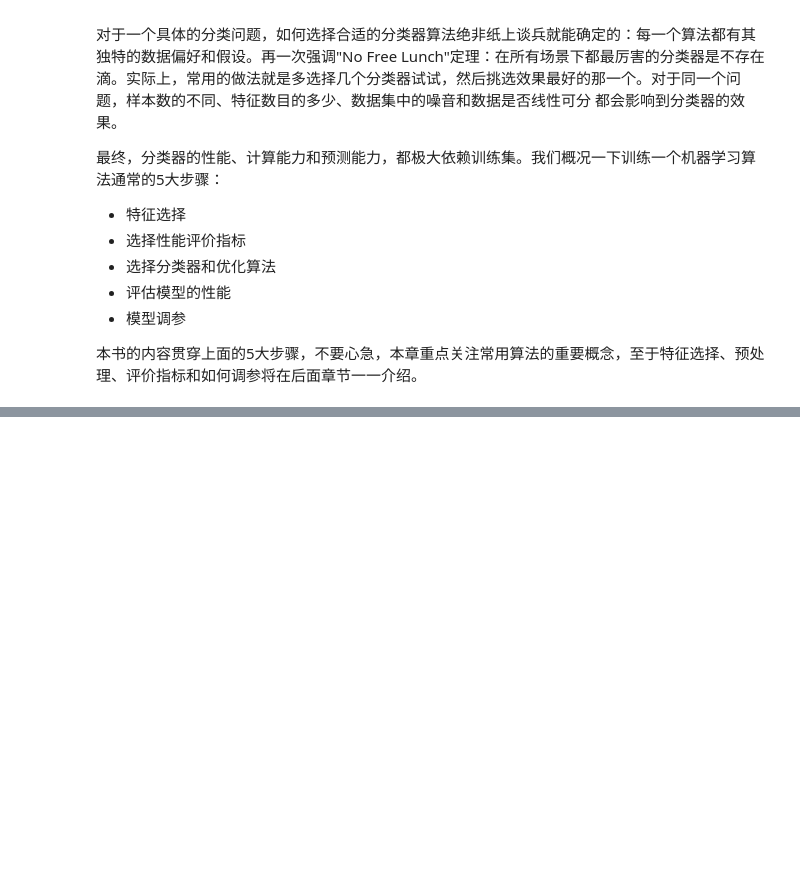
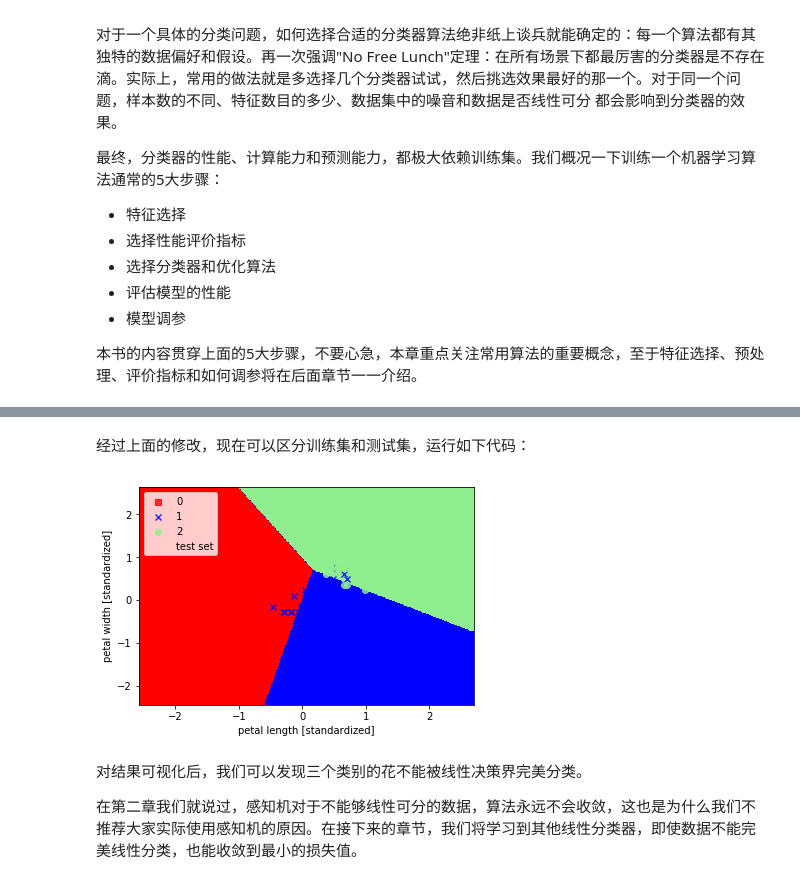
Before and after one commit to basicv8vc/Python-Machine-Learning-zh, a Jupyter notebook: 第三章/使用Scikit-learn进行分类器之旅.ipynb, the cells around one changed output, grey strips where cells are left out. Cells and saved outputs as stored; diff of their text form; code cells hidden in the pictures; blank space fills up the shorter version.

```diff
--- a/第三章/使用Scikit-learn进行分类器之旅.ipynb
+++ b/第三章/使用Scikit-learn进行分类器之旅.ipynb
@@ -119,0 +48,3 @@ s=55, label='test set')
+# %%
+from sklearn.cross_validation import train_test_split
+X_train, X_test, y_train, y_test = train_test_split(X, y, test_size=0.3, random_state=0)
@@ -119,0 +55,7 @@ s=55, label='test set')
+# %%
+from sklearn.preprocessing import StandardScaler
+
+sc = StandardScaler()
+sc.fit(X_train)
+X_train_std = sc.transform(X_train)
+X_test_std = sc.transform(X_test)
@@ -119,0 +66,5 @@ s=55, label='test set')
+# %%
+from sklearn.linear_model import Perceptron
+
+ppn = Perceptron(n_iter=40, eta0=0.1, random_state=0)
+ppn.fit(X_train_std, y_train)
@@ -119,0 +136,21 @@ s=55, label='test set')
+# %% [markdown]
+经过上面的修改，现在可以区分训练集和测试集，运行如下代码：
+# %%
+X_combined_std = np.vstack((X_train_std, X_test_std))
+y_combined = np.hstack((y_train, y_test))
+# %%
+plot_decision_regions(X=X_combined_std,
+                     y=y_combined,
+                     classifier=ppn,
+                     test_idx=range(105, 150))
+plt.xlabel('petal length [standardized]')
+plt.ylabel('petal width [standardized]')
+plt.legend(loc='upper left')
+plt.show()
+# %% [output]
+[figure, added]
+# %% [markdown]
+
+对结果可视化后，我们可以发现三个类别的花不能被线性决策界完美分类。
+
+在第二章我们就说过，感知机对于不能够线性可分的数据，算法永远不会收敛，这也是为什么我们不推荐大家实际使用感知机的原因。在接下来的章节，我们将学习到其他线性分类器，即使数据不能完美线性分类，也能收敛到最小的损失值。
```
Also changed, not shown: parts of 18 cells of this notebook.
